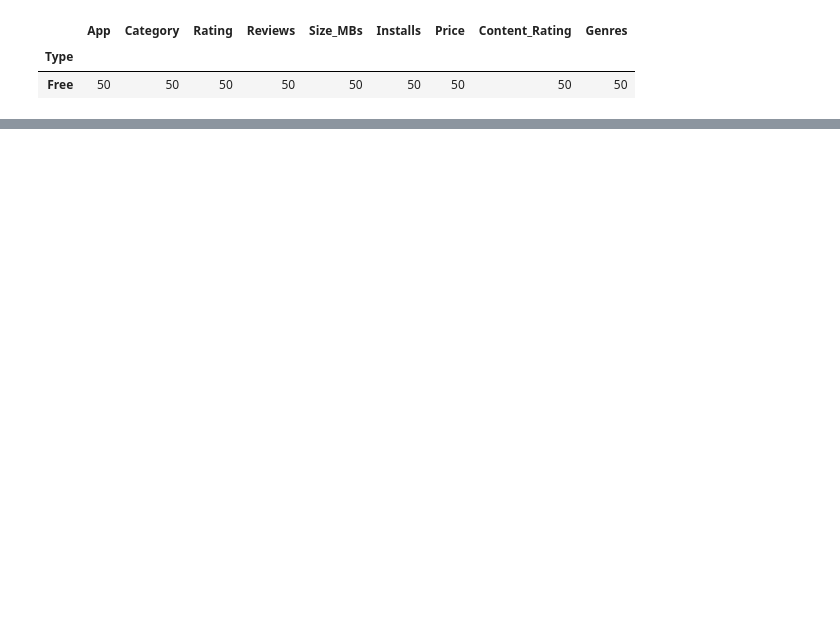
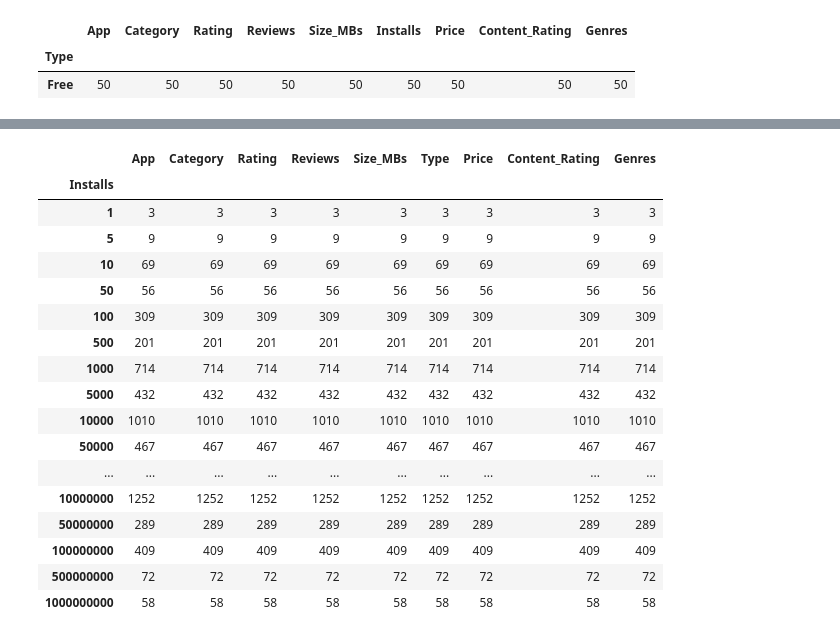
Before and after one commit to shane-221/Python_Basics, a Jupyter notebook: 09_Advanced-Data_Analysis(Pandas-Plotly-Seaborn)/76_Plotly/main.ipynb, the cells around one changed output, grey strips where cells are left out. Drawn from its saved outputs; the diff is of its cells as text; code cells hidden in the pictures; blank space fills up the shorter version.

```diff
--- a/09_Advanced-Data_Analysis(Pandas-Plotly-Seaborn)/76_Plotly/main.ipynb
+++ b/09_Advanced-Data_Analysis(Pandas-Plotly-Seaborn)/76_Plotly/main.ipynb
@@ -129,0 +164,32 @@ top_50_apps_reviews.groupby("Type").count()
+# %%
+clean_df["Installs"].dtypes             # String type of data
+
+# Converting the data type
+    # Removing the commas first:
+clean_df = clean_df.copy()          #' when filtering or slicing - can create a view instead of a cppy.
+clean_df["Installs"] = clean_df["Installs"].astype(str).str.replace(',', "")
+                                    # Get to the correct columns
+                                    # convert each of the columns to strings
+                                    #. str forces it to apply it to the characters inside the overall strings( looks at each)
+                                    # replace the odd ones.
+clean_df["Installs"] =pd.to_numeric(clean_df["Installs"])
+clean_df.groupby("Installs").count()
+# %% [output]
+|  | App | Category | Rating | Reviews | Size_MBs | Type | Price | Content_Rating | Genres |
+| Installs |  |  |  |  |  |  |  |  |  |
+| 1 | 3 | 3 | 3 | 3 | 3 | 3 | 3 | 3 | 3 |
+| 5 | 9 | 9 | 9 | 9 | 9 | 9 | 9 | 9 | 9 |
+| 10 | 69 | 69 | 69 | 69 | 69 | 69 | 69 | 69 | 69 |
+| 50 | 56 | 56 | 56 | 56 | 56 | 56 | 56 | 56 | 56 |
+| 100 | 309 | 309 | 309 | 309 | 309 | 309 | 309 | 309 | 309 |
+| 500 | 201 | 201 | 201 | 201 | 201 | 201 | 201 | 201 | 201 |
+| 1000 | 714 | 714 | 714 | 714 | 714 | 714 | 714 | 714 | 714 |
+| 5000 | 432 | 432 | 432 | 432 | 432 | 432 | 432 | 432 | 432 |
+| 10000 | 1010 | 1010 | 1010 | 1010 | 1010 | 1010 | 1010 | 1010 | 1010 |
+| 50000 | 467 | 467 | 467 | 467 | 467 | 467 | 467 | 467 | 467 |
+| ... | ... | ... | ... | ... | ... | ... | ... | ... | ... |
+| 10000000 | 1252 | 1252 | 1252 | 1252 | 1252 | 1252 | 1252 | 1252 | 1252 |
+| 50000000 | 289 | 289 | 289 | 289 | 289 | 289 | 289 | 289 | 289 |
+| 100000000 | 409 | 409 | 409 | 409 | 409 | 409 | 409 | 409 | 409 |
+| 500000000 | 72 | 72 | 72 | 72 | 72 | 72 | 72 | 72 | 72 |
+| 1000000000 | 58 | 58 | 58 | 58 | 58 | 58 | 58 | 58 | 58 |
```
Also changed, not shown: parts of 9 cells of this notebook.
